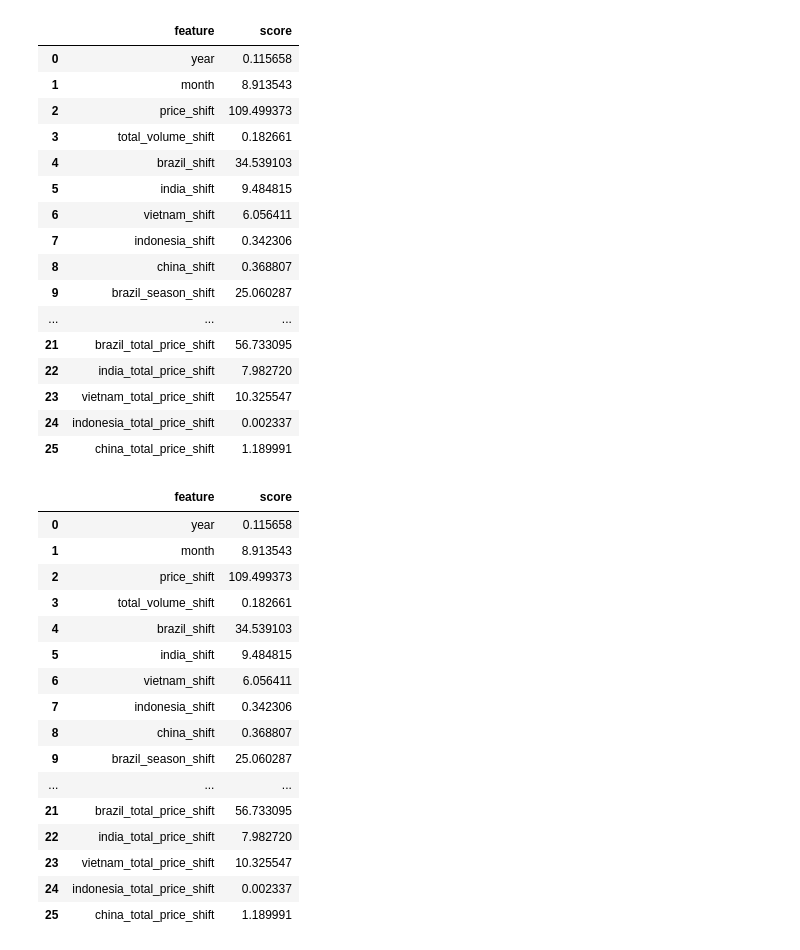
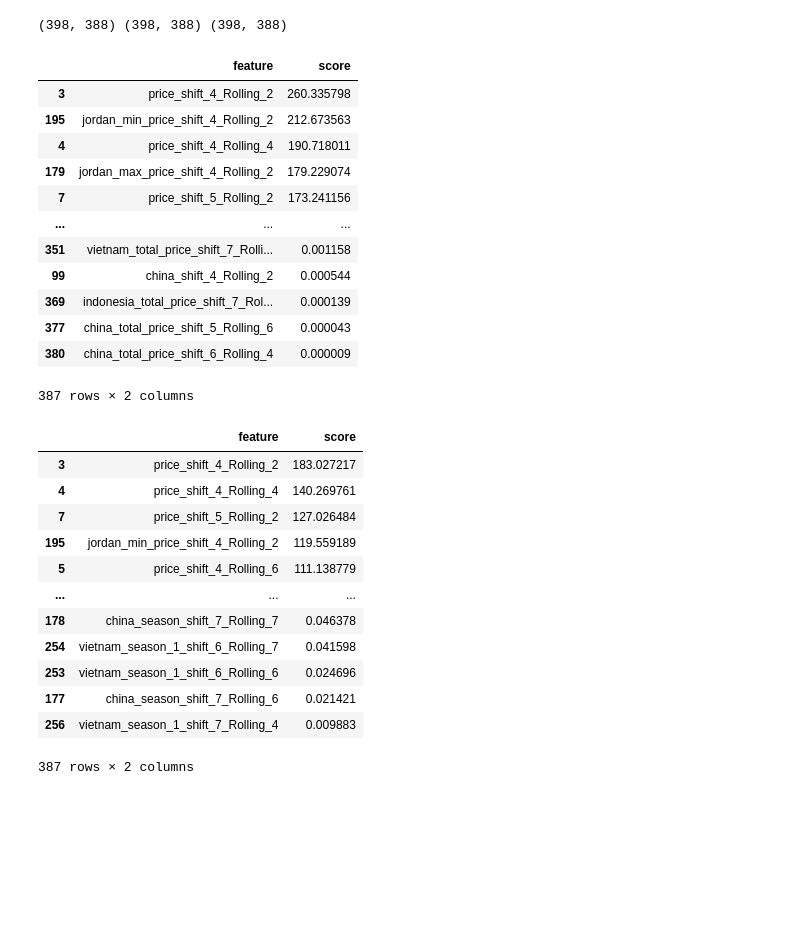
Before and after one commit to omar-ammar0/Intern_Final_Project, a Jupyter notebook: notebooks/Data_Cleaning/Features_Selection.ipynb, the cells around one changed output. Cells and saved outputs as stored; diff of their text form; code cells hidden in the pictures; blank space fills up the shorter version.

```diff
--- a/notebooks/Data_Cleaning/Features_Selection.ipynb
+++ b/notebooks/Data_Cleaning/Features_Selection.ipynb
@@ -20,53 +47,49 @@ df_green
+# %%
+print(df_red.shape,df_green.shape,df_yellow.shape)
+# %% [output]
+(398, 388) (398, 388) (398, 388)
 # %%
 x_df_red=df_red.drop(["price"],axis=1)
 y_df_red=df_red["price"]
 from sklearn.feature_selection import SelectKBest,f_regression,mutual_info_regression
 best_red=SelectKBest(score_func=f_regression,k=26).fit(x_df_red,y_df_red)
 features_score_red=pd.concat([pd.DataFrame(x_df_red.columns,columns=["feature"]),pd.DataFrame(best_red.scores_,columns=["score"])],axis=1)
-features_score_red
+features_score_red.sort_values(by="score",ascending=False)
 # %% [output]
 |  | feature | score |
-| 0 | year | 0.115658 |
-| 1 | month | 8.913543 |
-| 2 | price_shift | 109.499373 |
-| 3 | total_volume_shift | 0.182661 |
-| 4 | brazil_shift | 34.539103 |
-| 5 | india_shift | 9.484815 |
-| 6 | vietnam_shift | 6.056411 |
-| 7 | indonesia_shift | 0.342306 |
-| 8 | china_shift | 0.368807 |
-| 9 | brazil_season_shift | 25.060287 |
+| 3 | price_shift_4_Rolling_2 | 260.335798 |
+| 195 | jordan_min_price_shift_4_Rolling_2 | 212.673563 |
+| 4 | price_shift_4_Rolling_4 | 190.718011 |
+| 179 | jordan_max_price_shift_4_Rolling_2 | 179.229074 |
+| 7 | price_shift_5_Rolling_2 | 173.241156 |
 | ... | ... | ... |
-| 21 | brazil_total_price_shift | 56.733095 |
-| 22 | india_total_price_shift | 7.982720 |
-| 23 | vietnam_total_price_shift | 10.325547 |
-| 24 | indonesia_total_price_shift | 0.002337 |
-| 25 | china_total_price_shift | 1.189991 |
+| 351 | vietnam_total_price_shift_7_Rolli... | 0.001158 |
+| 99 | china_shift_4_Rolling_2 | 0.000544 |
+| 369 | indonesia_total_price_shift_7_Rol... | 0.000139 |
+| 377 | china_total_price_shift_5_Rolling_6 | 0.000043 |
+| 380 | china_total_price_shift_6_Rolling_4 | 0.000009 |
+387 rows × 2 columns
 # %%
 x_df_green=df_green.drop(["price"],axis=1)
 y_df_green=df_green["price"]
 
-best_green=SelectKBest(score_func=f_regression,k=26).fit(x_df_green,y_df_green)
+best_green=SelectKBest(score_func=f_regression,k=75).fit(x_df_green,y_df_green)
 features_score_green=pd.concat([pd.DataFrame(x_df_green.columns,columns=["feature"]),pd.DataFrame(best_green.scores_,columns=["score"])],axis=1)
-features_score_red
+features_score_green.sort_values(by="score",ascending=False)
 # %% [output]
 |  | feature | score |
-| 0 | year | 0.115658 |
-| 1 | month | 8.913543 |
-| 2 | price_shift | 109.499373 |
-| 3 | total_volume_shift | 0.182661 |
-| 4 | brazil_shift | 34.539103 |
-| 5 | india_shift | 9.484815 |
-| 6 | vietnam_shift | 6.056411 |
-| 7 | indonesia_shift | 0.342306 |
-| 8 | china_shift | 0.368807 |
-| 9 | brazil_season_shift | 25.060287 |
+| 3 | price_shift_4_Rolling_2 | 183.027217 |
+| 4 | price_shift_4_Rolling_4 | 140.269761 |
+| 7 | price_shift_5_Rolling_2 | 127.026484 |
+| 195 | jordan_min_price_shift_4_Rolling_2 | 119.559189 |
+| 5 | price_shift_4_Rolling_6 | 111.138779 |
 | ... | ... | ... |
-| 21 | brazil_total_price_shift | 56.733095 |
-| 22 | india_total_price_shift | 7.982720 |
-| 23 | vietnam_total_price_shift | 10.325547 |
-| 24 | indonesia_total_price_shift | 0.002337 |
-| 25 | china_total_price_shift | 1.189991 |
+| 178 | china_season_shift_7_Rolling_7 | 0.046378 |
+| 254 | vietnam_season_1_shift_6_Rolling_7 | 0.041598 |
+| 253 | vietnam_season_1_shift_6_Rolling_6 | 0.024696 |
+| 177 | china_season_shift_7_Rolling_6 | 0.021421 |
+| 256 | vietnam_season_1_shift_7_Rolling_4 | 0.009883 |
+387 rows × 2 columns
 # %%
 x_df_yellow=df_yellow.drop(["price"],axis=1)
 y_df_yellow=df_yellow["price"]
```
Also changed, not shown: parts of 11 cells of this notebook.
